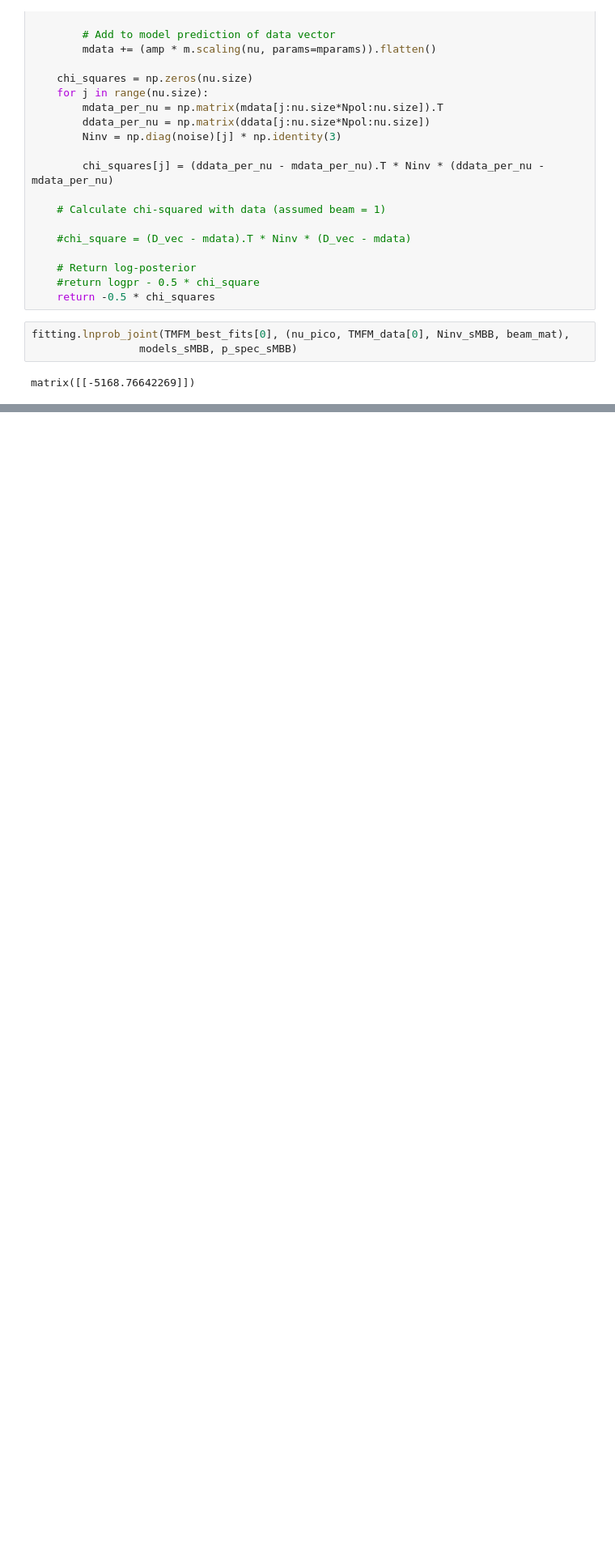
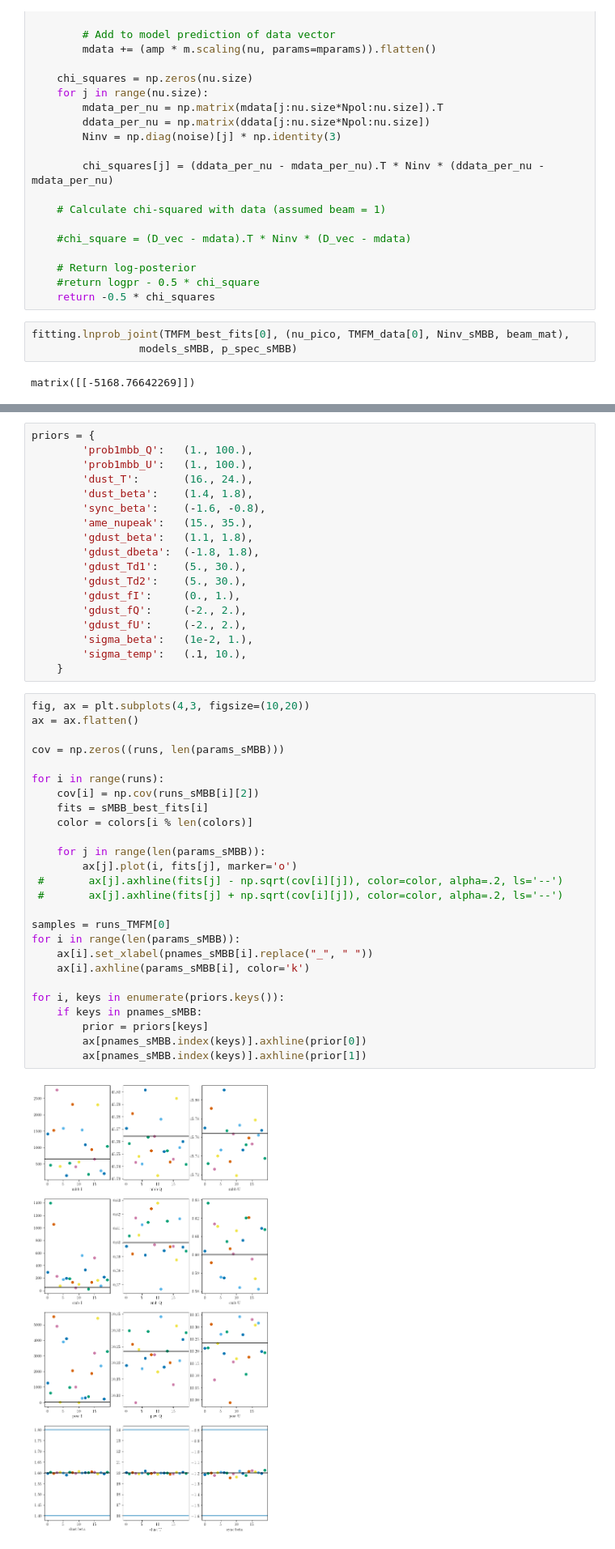
Before and after one commit to philbull/SinglePixel, a Jupyter notebook: TMFM_debug.ipynb, the cells around one changed output, grey strips where cells are left out. Shown: that part at 81% size. Cells and saved outputs as stored; diff of their text form; blank space fills up the shorter version.

```diff
--- a/TMFM_debug.ipynb
+++ b/TMFM_debug.ipynb
@@ -286,0 +289,46 @@ Text(0.5, 0, 'log frequency')
+# %%
+priors = {
+        'prob1mbb_Q':   (1., 100.),
+        'prob1mbb_U':   (1., 100.),
+        'dust_T':       (16., 24.),
+        'dust_beta':    (1.4, 1.8),
+        'sync_beta':    (-1.6, -0.8),
+        'ame_nupeak':   (15., 35.),
+        'gdust_beta':   (1.1, 1.8),
+        'gdust_dbeta':  (-1.8, 1.8),
+        'gdust_Td1':    (5., 30.),
+        'gdust_Td2':    (5., 30.),
+        'gdust_fI':     (0., 1.),
+        'gdust_fQ':     (-2., 2.),
+        'gdust_fU':     (-2., 2.),
+        'sigma_beta':   (1e-2, 1.),
+        'sigma_temp':   (.1, 10.),
+    }
+# %%
+fig, ax = plt.subplots(4,3, figsize=(10,20))
+ax = ax.flatten()
+
+cov = np.zeros((runs, len(params_sMBB)))
+
+for i in range(runs):
+    cov[i] = np.cov(runs_sMBB[i][2])
+    fits = sMBB_best_fits[i]
+    color = colors[i % len(colors)]
+
+    for j in range(len(params_sMBB)):
+        ax[j].plot(i, fits[j], marker='o')
+ #       ax[j].axhline(fits[j] - np.sqrt(cov[i][j]), color=color, alpha=.2, ls='--')
+ #       ax[j].axhline(fits[j] + np.sqrt(cov[i][j]), color=color, alpha=.2, ls='--')
+
+samples = runs_TMFM[0]
+for i in range(len(params_sMBB)):
+    ax[i].set_xlabel(pnames_sMBB[i].replace("_", " "))
+    ax[i].axhline(params_sMBB[i], color='k')
+
+for i, keys in enumerate(priors.keys()):
+    if keys in pnames_sMBB:
+        prior = priors[keys]
+        ax[pnames_sMBB.index(keys)].axhline(prior[0])
+        ax[pnames_sMBB.index(keys)].axhline(prior[1])
+# %% [output]
+[figure, added]
```
Also changed, not shown: parts of 3 cells of this notebook.
